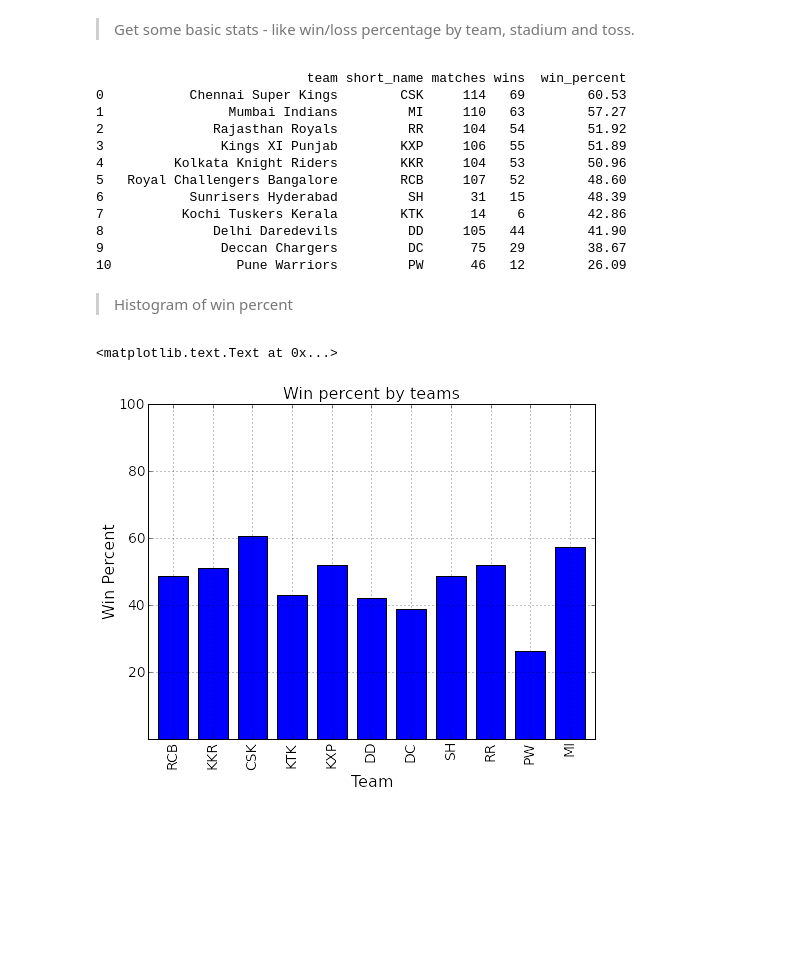
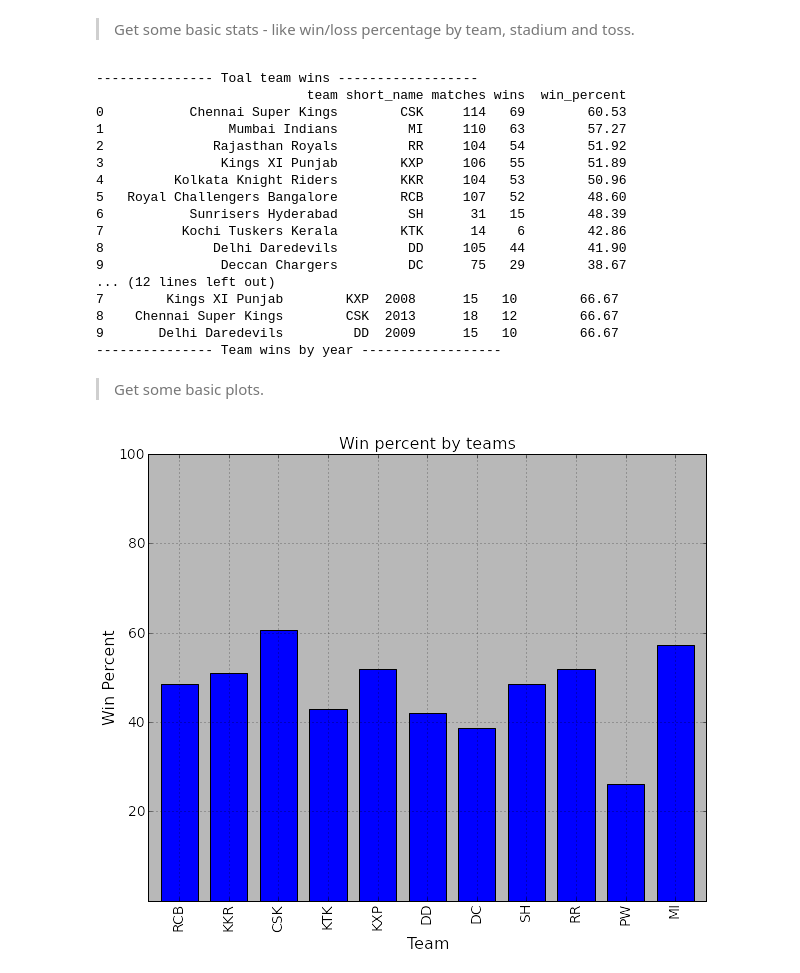
Before and after one commit to bharatreddy/collections, a Jupyter notebook: Team-Analysis.ipynb, the cells around one changed output. Cells and saved outputs as stored; diff of their text form; code cells hidden in the pictures; blank space fills up the shorter version.

Commit message:
win by year analysis

```diff
--- a/Team-Analysis.ipynb
+++ b/Team-Analysis.ipynb
@@ -47,6 +47,7 @@ print winTeamDF.head(5)
 # %% [markdown]
 > Get some basic stats - like win/loss percentage by team, stadium and toss.
 # %%
+import numpy
 # We'll begin with the win/loss percent of teams.
 # get the matches won/lost by each team.
 # By grouping the DF according to the winning team.
@@ -71,8 +72,39 @@ for n, t in enumerate(teamList):
 # we'll now add an additional column win_percent
 teamMatchDF['win_percent'] = (teamMatchDF['wins']*100./teamMatchDF['matches'])\
                                 .apply(lambda x: round(x, 2))
+print "--------------- Toal team wins ------------------"
 print teamMatchDF.sort( 'win_percent', ascending=False ).reset_index(drop=True)
+print "--------------- Toal team wins ------------------"
+# Lets get the wins of each team by year
+# we'll get the year from the MatchDate col
+winTeamDF['year'] = pandas.DatetimeIndex( winTeamDF['MatchDate'] ).year
+byYearWinner = winTeamDF.groupby( ['Winner','year'] )
+numWinsYear = byYearWinner.size()
+# we'll use a different DF to store wins by year.
+teamYearList = byYearWinner.groups.keys()
+teamWinYearDF = pandas.DataFrame( columns=('team', 'short_name', 'year', 'matches', 'wins'),\
+                               index=range(len(teamYearList)) )
+# Loop through the data populate the DB
+for ny, ty in enumerate(teamYearList):
+    # skip some None's
+    if ty[0] is None:
+        continue
+    nGames = winTeamDF[ ( (winTeamDF['Team1'] == ty[0]) |\
+              (winTeamDF['Team2'] == ty[0]) ) & ( winTeamDF['year'] == ty[1] )]\
+            ['Id'].shape[0]
+    shortName = ''.join( [ x[0] for x in ty[0].split() ] )
+    teamWinYearDF.ix[ny] = [ ty[0], shortName, ty[1], nGames, numWinsYear[ty] ]
+# get the win percent
+print
+print "--------------- Team wins by year ------------------"
+teamWinYearDF['win_percent'] = (teamWinYearDF['wins']*100./teamWinYearDF['matches'])\
+                                .apply(lambda x: round(x, 2))
+# Drop NaN Vals
+teamWinYearDF = teamWinYearDF[ numpy.isfinite( teamWinYearDF['win_percent'] ) ]
+print teamWinYearDF.sort( 'win_percent', ascending=False ).reset_index(drop=True).head(10)
+print "--------------- Team wins by year ------------------"
 # %% [output]
+--------------- Toal team wins ------------------
                            team short_name matches wins  win_percent
 0           Chennai Super Kings        CSK     114   69        60.53
 1                Mumbai Indians         MI     110   63        57.27
@@ -84,18 +116,24 @@ print teamMatchDF.sort( 'win_percent', ascending=False ).reset_index(drop=True)
 7          Kochi Tuskers Kerala        KTK      14    6        42.86
 8              Delhi Daredevils         DD     105   44        41.90
 9               Deccan Chargers         DC      75   29        38.67
-10                Pune Warriors         PW      46   12        26.09
+... (12 lines left out)
+7        Kings XI Punjab        KXP  2008      15   10        66.67
+8    Chennai Super Kings        CSK  2013      18   12        66.67
+9       Delhi Daredevils         DD  2009      15   10        66.67
+--------------- Team wins by year ------------------
-# %% [markdown]
-> Histogram of win percent
+# %% [markdown]
+> Get some basic plots.
 # %%
+
 ax = teamMatchDF.plot(x='short_name', y='win_percent', kind='bar',\
                  ylim=[0,100], figsize=(8, 6), fontsize = 14 )
 ax.set_ylabel( 'Win Percent', fontsize=16 )
 yticks = [20, 40, 60, 80, 100]
 ax.yaxis.set_ticks(yticks)
 ax.set_yticklabels(yticks, fontsize=14)
 ax.set_xlabel( 'Team', fontsize=16 )
 ax.set_title( 'Win percent by teams', fontsize=16 )
+ax.patch.set_facecolor('gray')
+ax.patch.set_alpha(0.75)
 # %% [output]
-<matplotlib.text.Text at 0x...>
-[figure, old version]
+[figure, new version]
```
